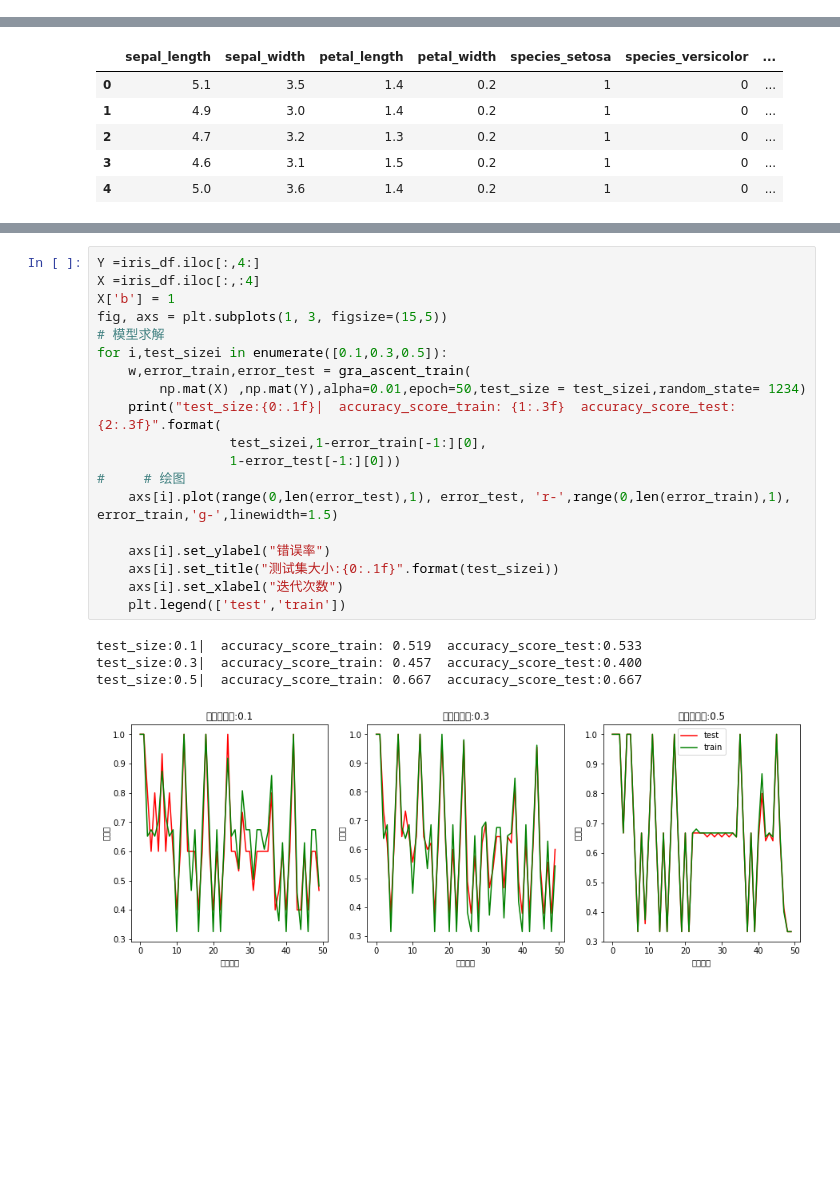
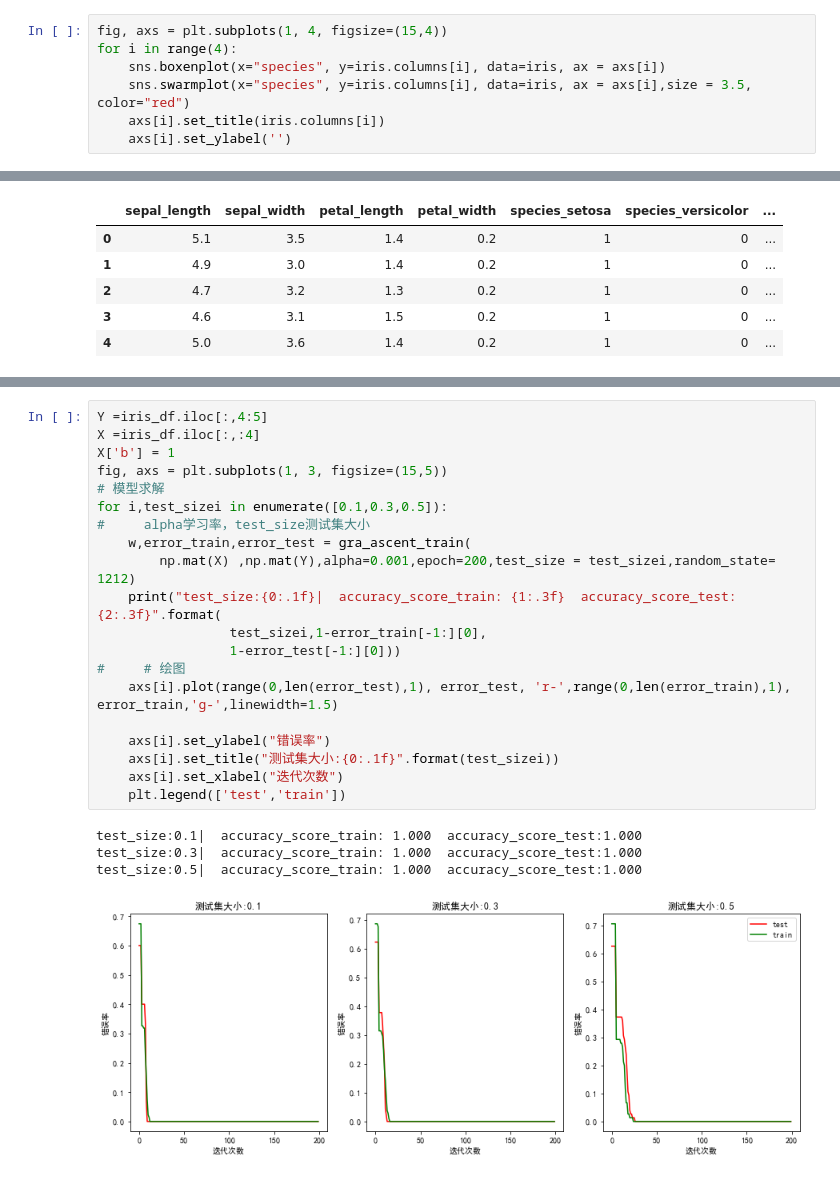
Before and after one commit to zaslee/Iris_logistic_classify, a Jupyter notebook: demo_two_classification_only.ipynb, the cells around one changed output, grey strips where cells are left out. Saved outputs shown, nothing was run; the diff lists cells and outputs as text; blank space fills up the shorter version.

```diff
--- a/demo_two_classification_only.ipynb
+++ b/demo_two_classification_only.ipynb
@@ -35,0 +26,7 @@ iris
+# %%
+fig, axs = plt.subplots(1, 4, figsize=(15,4))
+for i in range(4):
+    sns.boxenplot(x="species", y=iris.columns[i], data=iris, ax = axs[i])
+    sns.swarmplot(x="species", y=iris.columns[i], data=iris, ax = axs[i],size = 3.5, color="red")
+    axs[i].set_title(iris.columns[i])
+    axs[i].set_ylabel('')
@@ -85,26 +86,27 @@ def gra_ascent_train( X ,Y,alpha=0.01,epoch=100, test_size = 0.3,random_state= 1
         w = w - alpha * X_train.transpose() * error
     return w,error_train,error_test
 # %%
-Y =iris_df.iloc[:,4:]
+Y =iris_df.iloc[:,4:5]
 X =iris_df.iloc[:,:4]
 X['b'] = 1
 fig, axs = plt.subplots(1, 3, figsize=(15,5))
 # 模型求解
 for i,test_sizei in enumerate([0.1,0.3,0.5]):
+#     alpha学习率，test_size测试集大小
     w,error_train,error_test = gra_ascent_train(
-        np.mat(X) ,np.mat(Y),alpha=0.01,epoch=50,test_size = test_sizei,random_state= 1234)
+        np.mat(X) ,np.mat(Y),alpha=0.001,epoch=200,test_size = test_sizei,random_state= 1212)
     print("test_size:{0:.1f}|  accuracy_score_train: {1:.3f}  accuracy_score_test:{2:.3f}".format(
                  test_sizei,1-error_train[-1:][0],
                  1-error_test[-1:][0]))
 #     # 绘图
     axs[i].plot(range(0,len(error_test),1), error_test, 'r-',range(0,len(error_train),1), error_train,'g-',linewidth=1.5)
 
     axs[i].set_ylabel("错误率")
     axs[i].set_title("测试集大小:{0:.1f}".format(test_sizei))
     axs[i].set_xlabel("迭代次数")
     plt.legend(['test','train'])
 # %% [output]
-test_size:0.1|  accuracy_score_train: 0.519  accuracy_score_test:0.533
-test_size:0.3|  accuracy_score_train: 0.457  accuracy_score_test:0.400
-test_size:0.5|  accuracy_score_train: 0.667  accuracy_score_test:0.667
+test_size:0.1|  accuracy_score_train: 1.000  accuracy_score_test:1.000
+test_size:0.3|  accuracy_score_train: 1.000  accuracy_score_test:1.000
+test_size:0.5|  accuracy_score_train: 1.000  accuracy_score_test:1.000
-[figure, old version]
+[figure, new version]
```
Also changed, not shown: parts of 7 cells of this notebook.
